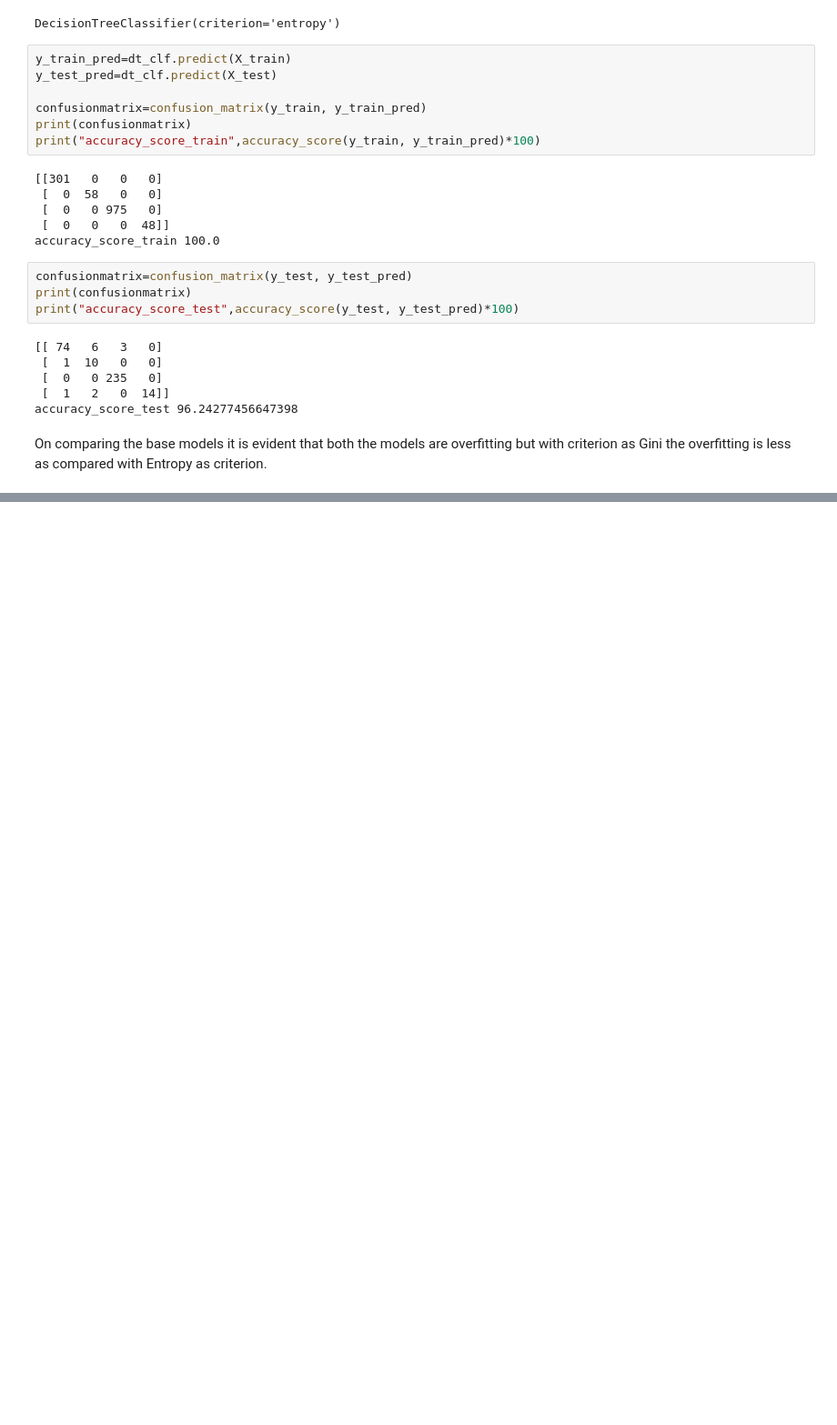
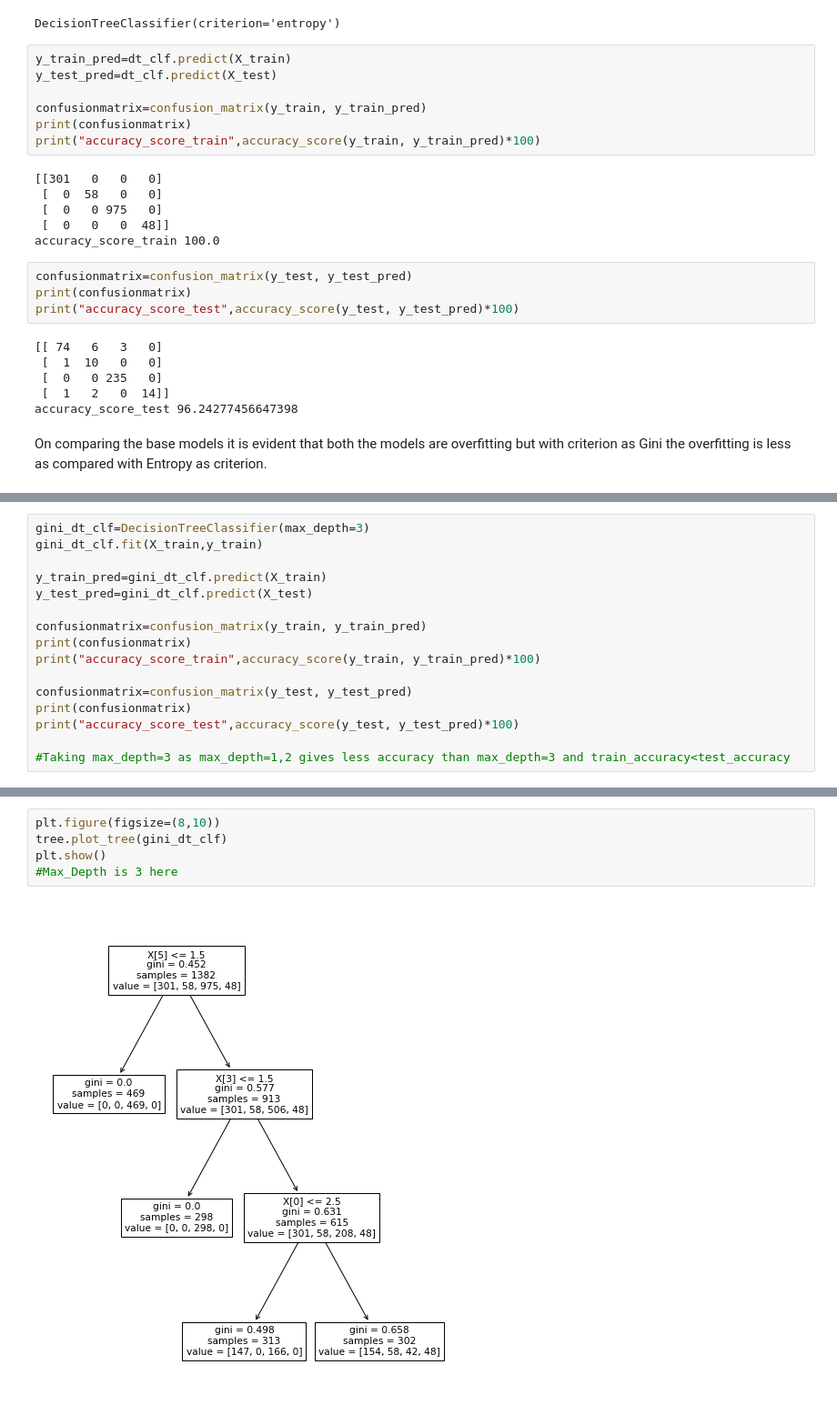
Before and after one commit to SwatiBGupta1110/ML_TreeAlgorithms, a Jupyter notebook: DecisionTree/Car_Condition_Evaluation_DecisionTree.ipynb, the cells around one changed output, grey strips where cells are left out. Shown at 91% size. Saved outputs shown, nothing was run; the diff lists cells and outputs as text; blank space fills up the shorter version.

```diff
--- a/DecisionTree/Car_Condition_Evaluation_DecisionTree.ipynb
+++ b/DecisionTree/Car_Condition_Evaluation_DecisionTree.ipynb
@@ -229,0 +250,16 @@ On comparing the base models it is evident that both the models are overfitting
+# %%
+gini_dt_clf=DecisionTreeClassifier(max_depth=3)
+gini_dt_clf.fit(X_train,y_train)
+
+y_train_pred=gini_dt_clf.predict(X_train)
+y_test_pred=gini_dt_clf.predict(X_test)
+
+confusionmatrix=confusion_matrix(y_train, y_train_pred)
+print(confusionmatrix)
+print("accuracy_score_train",accuracy_score(y_train, y_train_pred)*100)
+
+confusionmatrix=confusion_matrix(y_test, y_test_pred)
+print(confusionmatrix)
+print("accuracy_score_test",accuracy_score(y_test, y_test_pred)*100)
+
+#Taking max_depth=3 as max_depth=1,2 gives less accuracy than max_depth=3 and train_accuracy<test_accuracy
@@ -229,0 +277,7 @@ On comparing the base models it is evident that both the models are overfitting
+# %%
+plt.figure(figsize=(8,10))
+tree.plot_tree(gini_dt_clf)
+plt.show()
+#Max_Depth is 3 here
+# %% [output]
+[figure, added]
```
Also changed, not shown: parts of 34 cells of this notebook.
